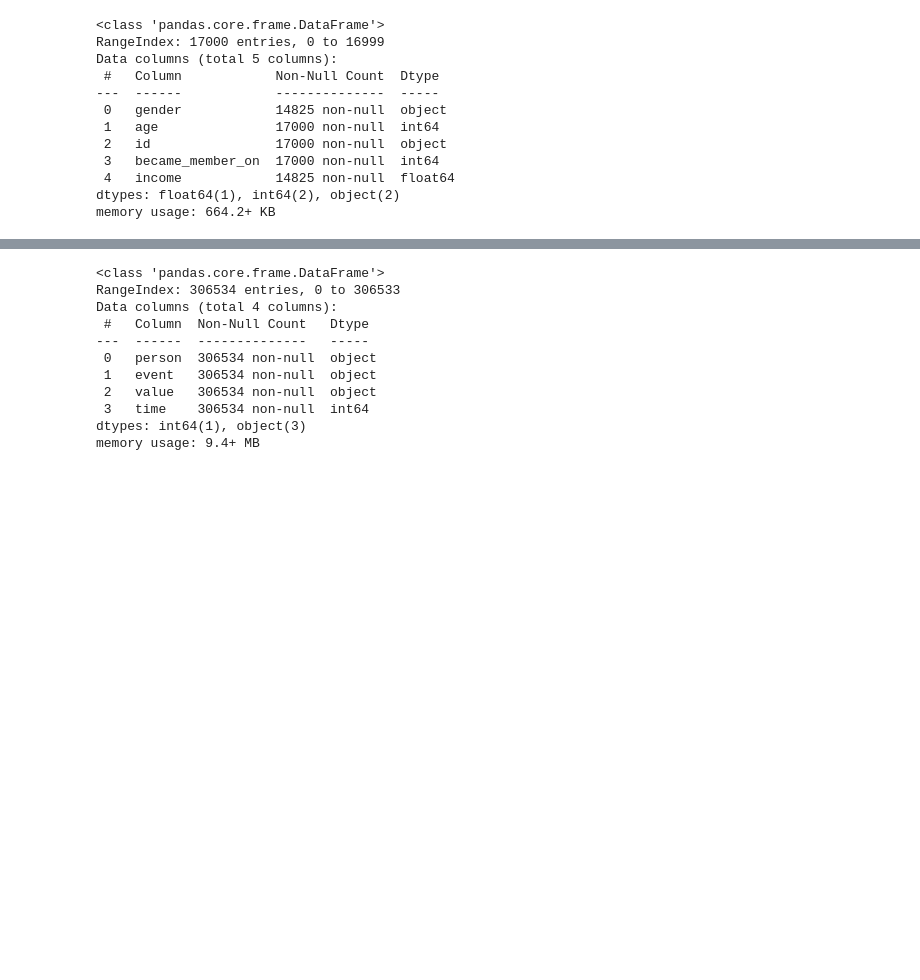
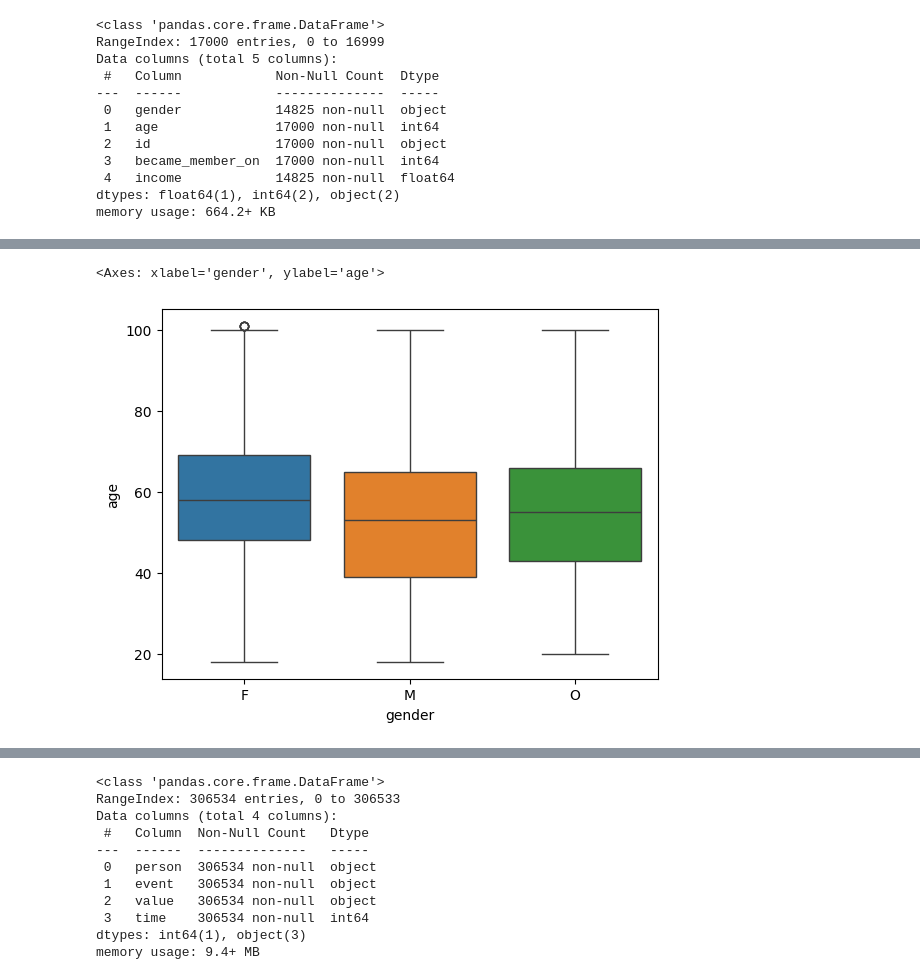
Before and after one commit to Niltonjuniorphd/Starbucks_project, a Jupyter notebook: Starbucks_Capstone_notebook_personal.ipynb, the cells around one changed output, grey strips where cells are left out. Drawn from its saved outputs; the diff is of its cells as text; code cells hidden in the pictures; blank space fills up the shorter version.

```diff
--- a/Starbucks_Capstone_notebook_personal.ipynb
+++ b/Starbucks_Capstone_notebook_personal.ipynb
@@ -164,0 +227,6 @@ memory usage: 664.2+ KB
+# %%
+# A boxplot to view the distribution of age per gender
+sns.boxplot(data=profile_raw, x="gender", y="age", hue='gender', legend=False)
+# %% [output]
+<Axes: xlabel='gender', ylabel='age'>
+[figure, added]
```
Also changed, not shown: parts of 60 cells of this notebook, 12 other files.
